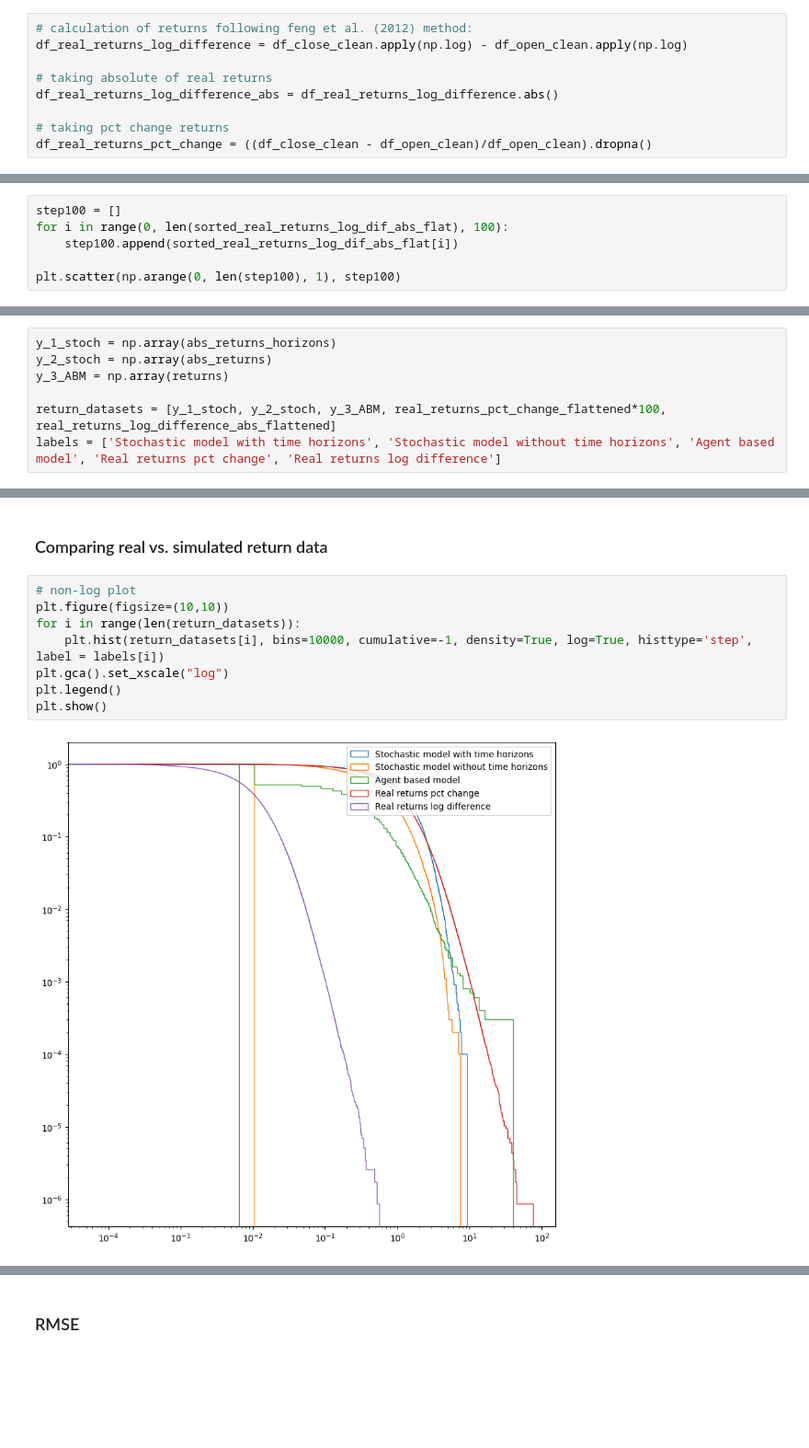
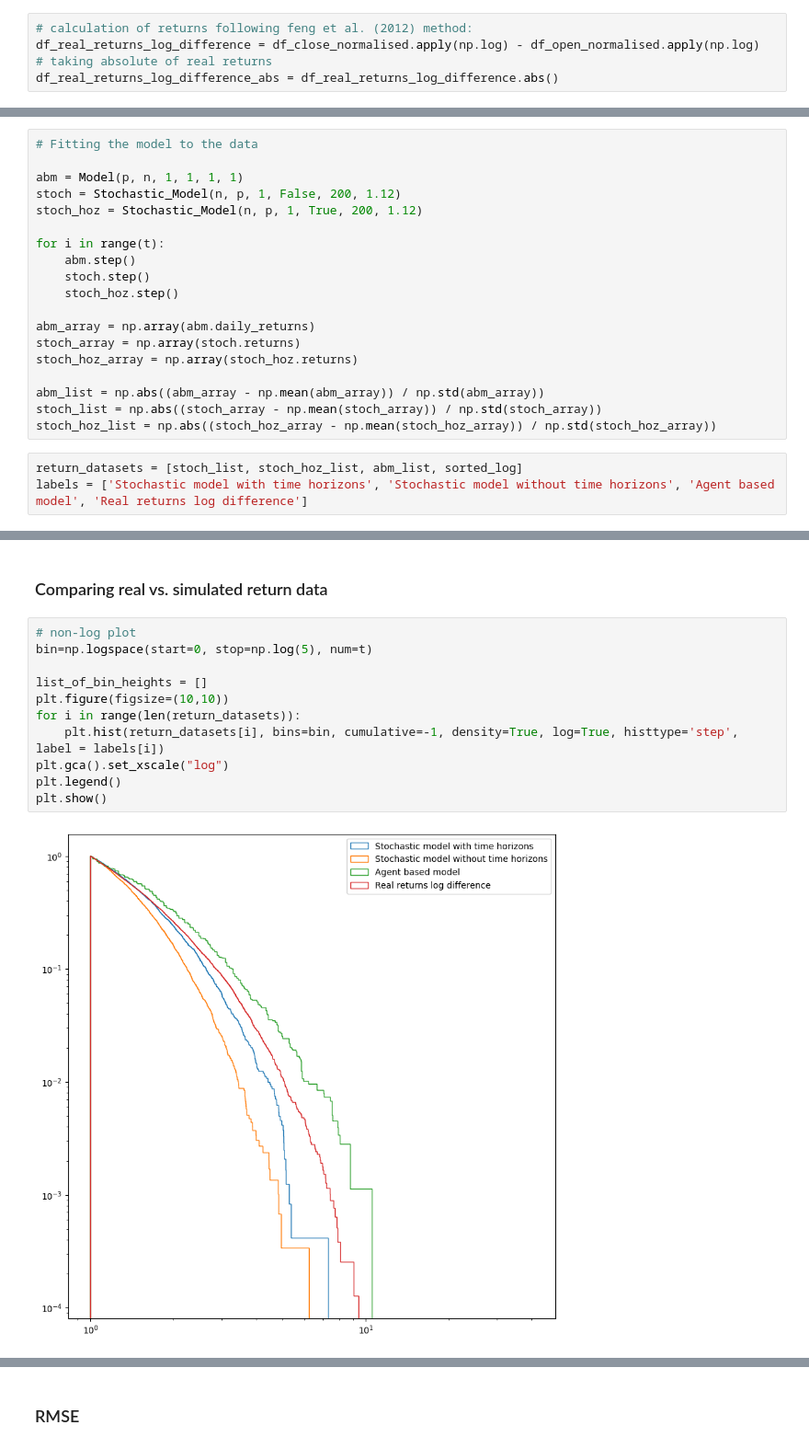
Before and after one commit to ymakoni/PCS_Financial_Market_ABM, a Jupyter notebook: main_final_HE_Calvin.ipynb, the cells around one changed output, grey strips where cells are left out. Shown at 92% size. Cells and saved outputs as stored; diff of their text form; blank space fills up the shorter version.

```diff
--- a/main_final_HE_Calvin.ipynb
+++ b/main_final_HE_Calvin.ipynb
@@ -843,9 +741,5 @@ NameError: name 'df_returns_clean_WRDS' is not defined
 # %%
 # calculation of returns following feng et al. (2012) method:
-df_real_returns_log_difference = df_close_clean.apply(np.log) - df_open_clean.apply(np.log)
-
+df_real_returns_log_difference = df_close_normalised.apply(np.log) - df_open_normalised.apply(np.log)
 # taking absolute of real returns
 df_real_returns_log_difference_abs = df_real_returns_log_difference.abs()
-
-# taking pct change returns
-df_real_returns_pct_change = ((df_close_clean - df_open_clean)/df_open_clean).dropna()
@@ -906,6 +750,0 @@ plt.scatter(np.arange(0, len(sorted_real_returns_log_dif_abs_flat), 1), sorted_r
-# %%
-step100 = []
-for i in range(0, len(sorted_real_returns_log_dif_abs_flat), 100):
-    step100.append(sorted_real_returns_log_dif_abs_flat[i])
-
-plt.scatter(np.arange(0, len(step100), 1), step100)
@@ -920,7 +751,22 @@ plt.scatter(np.arange(0, len(bins), 1), bins)
+# %%
+# Fitting the model to the data
+
+abm = Model(p, n, 1, 1, 1, 1)
+stoch = Stochastic_Model(n, p, 1, False, 200, 1.12)
+stoch_hoz = Stochastic_Model(n, p, 1, True, 200, 1.12)
+
+for i in range(t):
+    abm.step()
+    stoch.step()
+    stoch_hoz.step()
+
+abm_array = np.array(abm.daily_returns)
+stoch_array = np.array(stoch.returns)
+stoch_hoz_array = np.array(stoch_hoz.returns)
+
+abm_list = np.abs((abm_array - np.mean(abm_array)) / np.std(abm_array))
+stoch_list = np.abs((stoch_array - np.mean(stoch_array)) / np.std(stoch_array))
+stoch_hoz_list = np.abs((stoch_hoz_array - np.mean(stoch_hoz_array)) / np.std(stoch_hoz_array))
 # %%
-y_1_stoch = np.array(abs_returns_horizons)
-y_2_stoch = np.array(abs_returns)
-y_3_ABM = np.array(returns)
-
-return_datasets = [y_1_stoch, y_2_stoch, y_3_ABM, real_returns_pct_change_flattened*100, real_returns_log_difference_abs_flattened]
-labels = ['Stochastic model with time horizons', 'Stochastic model without time horizons', 'Agent based model', 'Real returns pct change', 'Real returns log difference']
+return_datasets = [stoch_list, stoch_hoz_list, abm_list, sorted_log]
+labels = ['Stochastic model with time horizons', 'Stochastic model without time horizons', 'Agent based model', 'Real returns log difference']
@@ -937,11 +774,14 @@ plt.show()
 ### Comparing real vs. simulated return data
 # %%
 # non-log plot
+bin=np.logspace(start=0, stop=np.log(5), num=t)
+
+list_of_bin_heights = []
 plt.figure(figsize=(10,10))
 for i in range(len(return_datasets)):
-    plt.hist(return_datasets[i], bins=10000, cumulative=-1, density=True, log=True, histtype='step', label = labels[i])
+    plt.hist(return_datasets[i], bins=bin, cumulative=-1, density=True, log=True, histtype='step', label = labels[i])
 plt.gca().set_xscale("log")
 plt.legend()
 plt.show()
 # %% [output]
-[figure, old version]
+[figure, new version]
```
Also changed, not shown: parts of 47 cells of this notebook.
